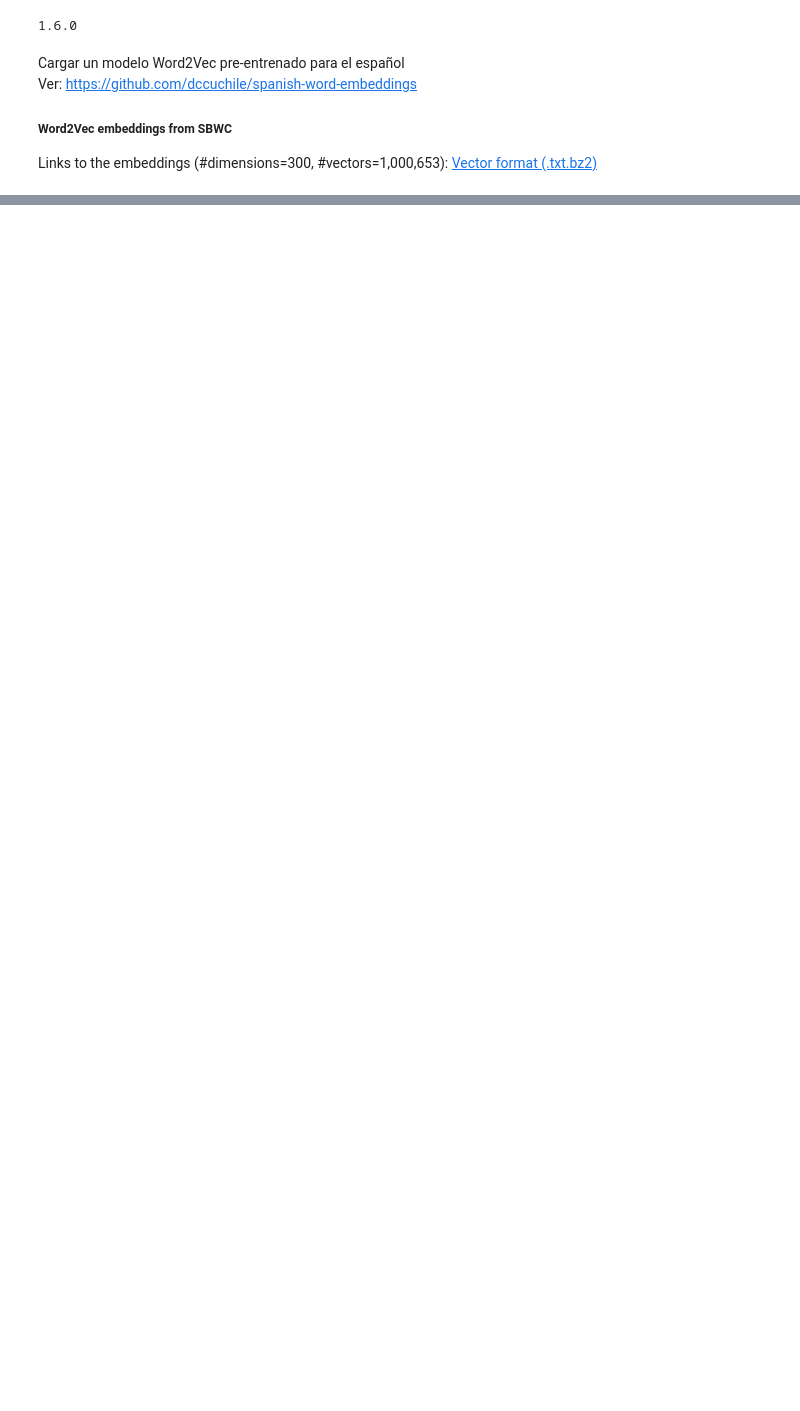
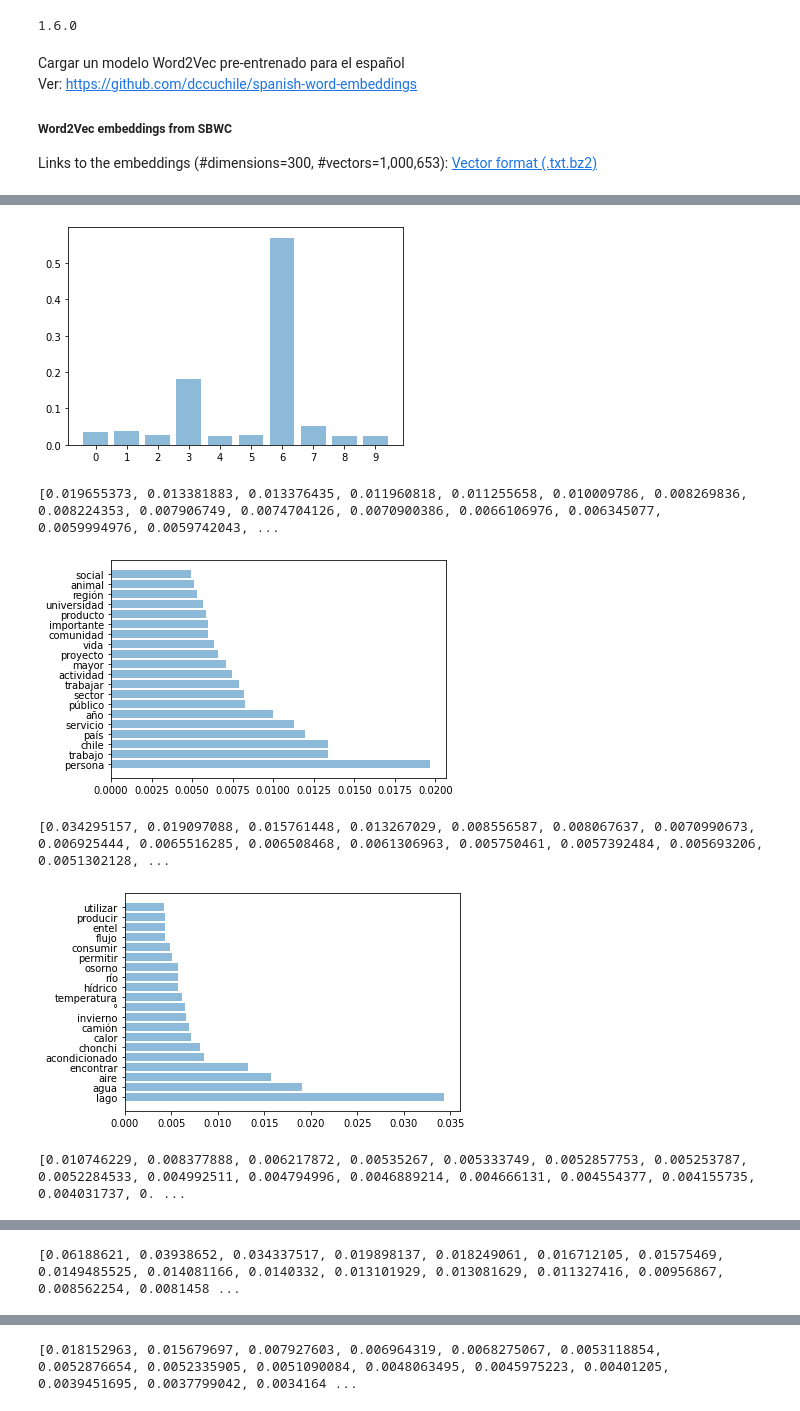
Before and after one commit to recmera/transformers-news-analysis, a Jupyter notebook: 04-ETM-LDA2Vec.ipynb, the cells around one changed output, grey strips where cells are left out. Cells and saved outputs as stored; diff of their text form; code cells hidden in the pictures; blank space fills up the shorter version.

```diff
--- a/04-ETM-LDA2Vec.ipynb
+++ b/04-ETM-LDA2Vec.ipynb
@@ -217,0 +202,26 @@ for idx,topic in enumerate(dist_topic):
+# %%
+#distribución de tópicos en el documento 100
+plt.bar(w,height=dist_doc[51],alpha=0.5,tick_label=w)
+show()
+
+#frecuencia de palabras por tópico
+n_top_words=20
+numo =np.arange(0,n_top_words)
+
+for idx,topic in enumerate(dist_topic):
+    d =[]
+    s = []
+    for i in topic.argsort()[:-n_top_words - 1:-1]:
+        s.append(diccionario[i])
+        d.append(topic[i])
+    print(d)
+
+    plt.barh(numo,width=d,alpha=0.5,tick_label=s)
+    show()
+# %% [output]
+[figure, added]
+[0.019655373, 0.013381883, 0.013376435, 0.011960818, 0.011255658, 0.010009786, 0.008269836, 0.008224353, 0.007906749, 0.0074704126, 0.0070900386, 0.0066106976, 0.006345077, 0.0059994976, 0.0059742043, ...
+[figure, added]
+[0.034295157, 0.019097088, 0.015761448, 0.013267029, 0.008556587, 0.008067637, 0.0070990673, 0.006925444, 0.0065516285, 0.006508468, 0.0061306963, 0.005750461, 0.0057392484, 0.005693206, 0.0051302128, ...
+[figure, added]
+[0.010746229, 0.008377888, 0.006217872, 0.00535267, 0.005333749, 0.0052857753, 0.005253787, 0.0052284533, 0.004992511, 0.004794996, 0.0046889214, 0.004666131, 0.004554377, 0.004155735, 0.004031737, 0. ...
@@ -217,0 +229 @@ for idx,topic in enumerate(dist_topic):
+[0.06188621, 0.03938652, 0.034337517, 0.019898137, 0.018249061, 0.016712105, 0.01575469, 0.0149485525, 0.014081166, 0.0140332, 0.013101929, 0.013081629, 0.011327416, 0.00956867, 0.008562254, 0.0081458 ...
@@ -217,0 +231 @@ for idx,topic in enumerate(dist_topic):
+[0.018152963, 0.015679697, 0.007927603, 0.006964319, 0.0068275067, 0.0053118854, 0.0052876654, 0.0052335905, 0.0051090084, 0.0048063495, 0.0045975223, 0.00401205, 0.0039451695, 0.0037799042, 0.0034164 ...
```
Also changed, not shown: parts of 14 cells of this notebook.
